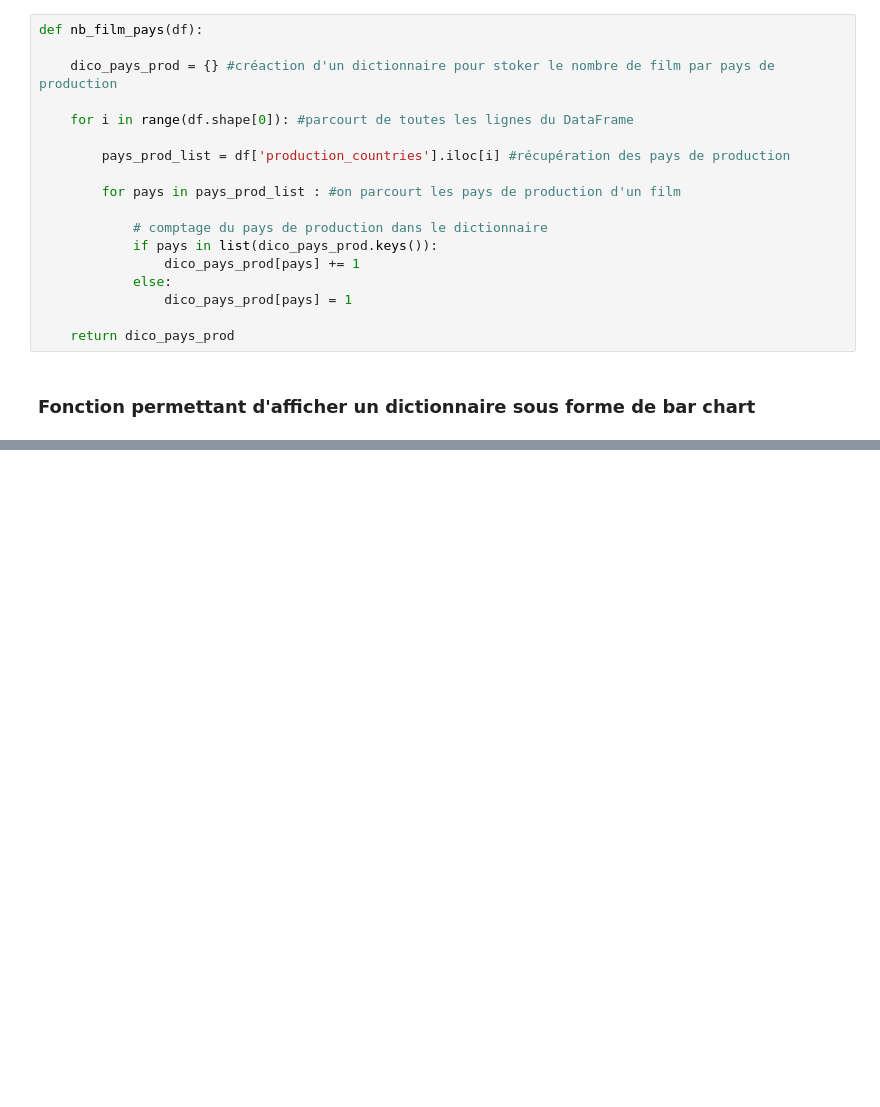
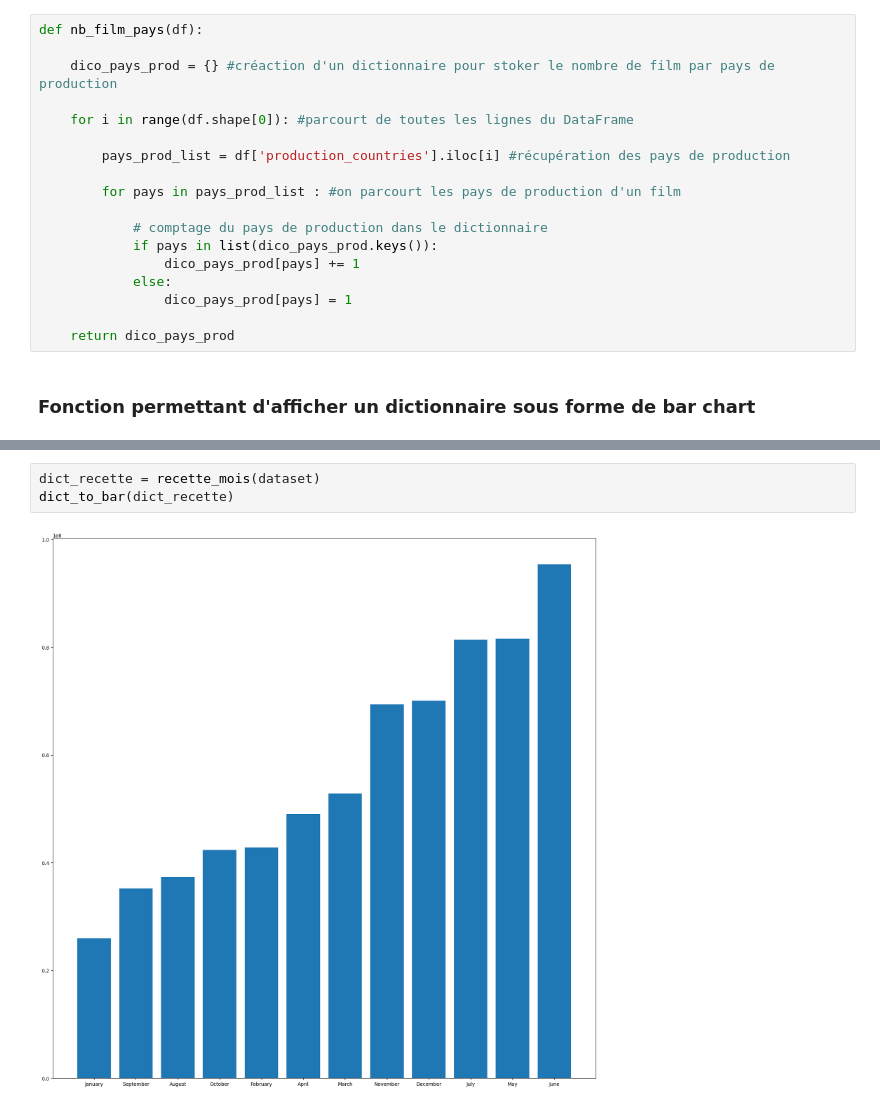
Before and after one commit to Keracles/MovieHype, a Jupyter notebook: data_exploration_noah.ipynb, the cells around one changed output, grey strips where cells are left out. Saved outputs shown, nothing was run; the diff lists cells and outputs as text; blank space fills up the shorter version.

```diff
--- a/data_exploration_noah.ipynb
+++ b/data_exploration_noah.ipynb
@@ -230,3 +277,8 @@ NameError: name 'nb_film_genre' is not defined
+# %%
+dict_recette = recette_mois(dataset)
+dict_to_bar(dict_recette)
+# %% [output]
+[figure, added]
 # %%
 dico = nb_film_pays(dataset)
 print(dico)
```
Also changed, not shown: parts of 11 cells of this notebook, 1 other file.
